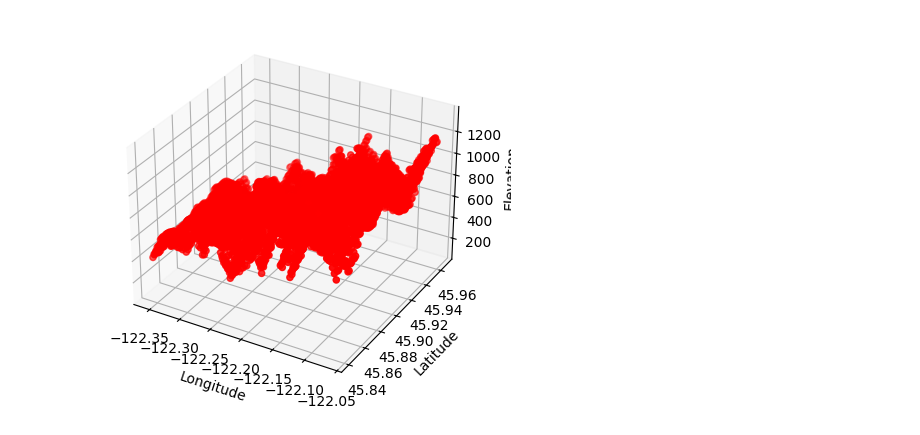
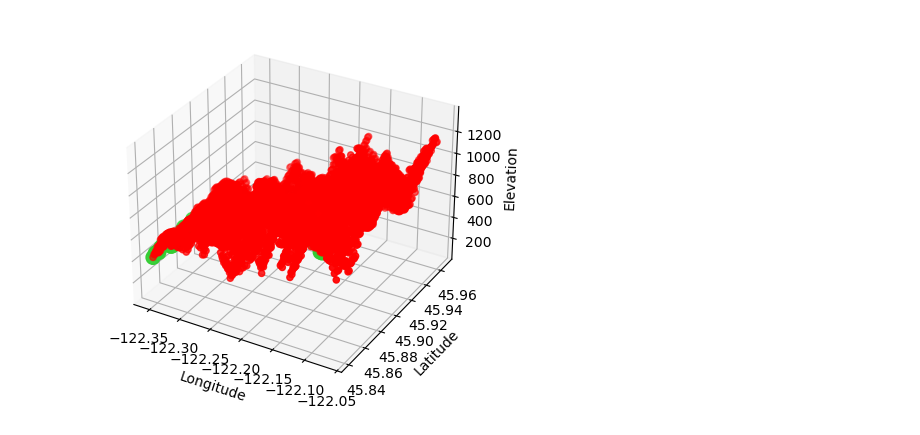
Before and after one commit to kryuchkd/cs453_final, a Jupyter notebook: demo.ipynb, the cells around one changed output. Saved outputs shown, nothing was run; the diff lists cells and outputs as text; code cells hidden in the pictures.

Commit message:
Added local minima

```diff
--- a/demo.ipynb
+++ b/demo.ipynb
@@ -18,22 +18,38 @@ transposed_pivoted_elevation_grid_by_num_splits = pivoted_elevation_grid_by_num_
 # %%
 import matplotlib.pyplot as plt
 from mpl_toolkits.mplot3d import Axes3D
+import numpy as np
+import scipy.ndimage as ndi
+
+elevation_data = elevation_grid_by_num_splits
+elevation_values = elevation_data['elevation']  # Assuming elevation values are stored in this column
+
+# Create a local minima mask
+local_minima_mask = elevation_values == ndi.minimum_filter(elevation_values, size=200)
+
 
 fig = plt.figure()
 ax = fig.add_subplot(111, projection='3d')
 
 # Scatter plot with elevation as height
-ax.scatter(elevation_grid_by_num_splits['longitude'], elevation_grid_by_num_splits['latitude'], elevation_grid_by_num_splits['elevation'], c='r', marker='o')
+ax.scatter(elevation_data['longitude'], elevation_data['latitude'], elevation_data['elevation'], c='r', marker='o')
+
+minima_x = elevation_data['longitude'][local_minima_mask]
+minima_y = elevation_data['latitude'][local_minima_mask]
+minima_z = elevation_data['elevation'][local_minima_mask]
+
+
+ax.scatter(minima_x, minima_y, minima_z, c='limegreen', marker='o', s=100)  # Adjust 's' to control marker size
 
 # Set labels
 ax.set_xlabel('Longitude')
 ax.set_ylabel('Latitude')
 ax.set_zlabel('Elevation')
 
 # Show the plot
 plt.show()
 # %% [output]
-[figure, old version]
+[figure, new version]
 # %%
 import plotly.express as px
 
```
Also changed, not shown: parts of 2 cells of this notebook.
